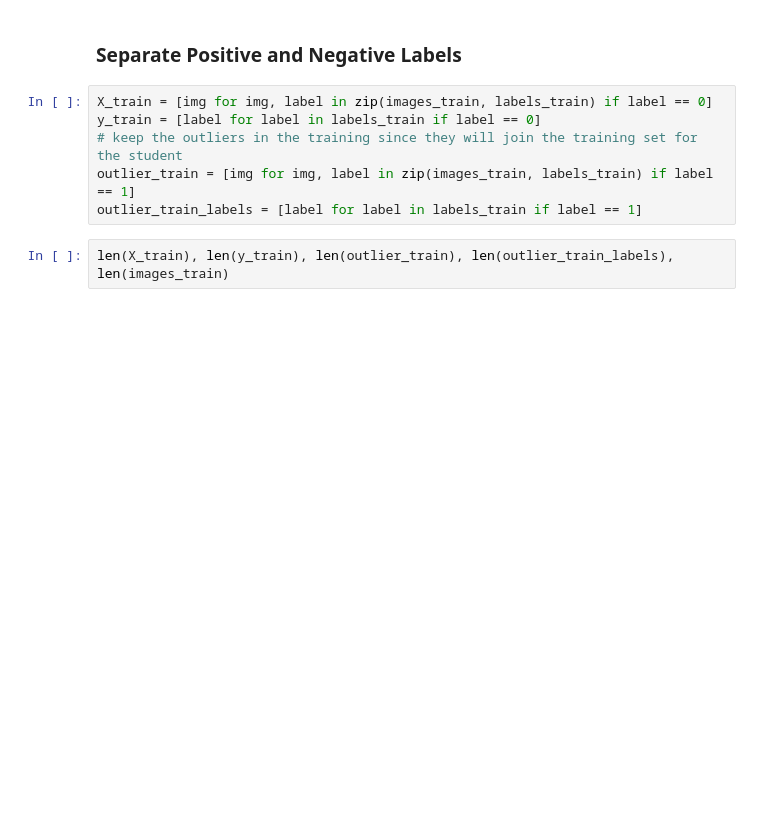
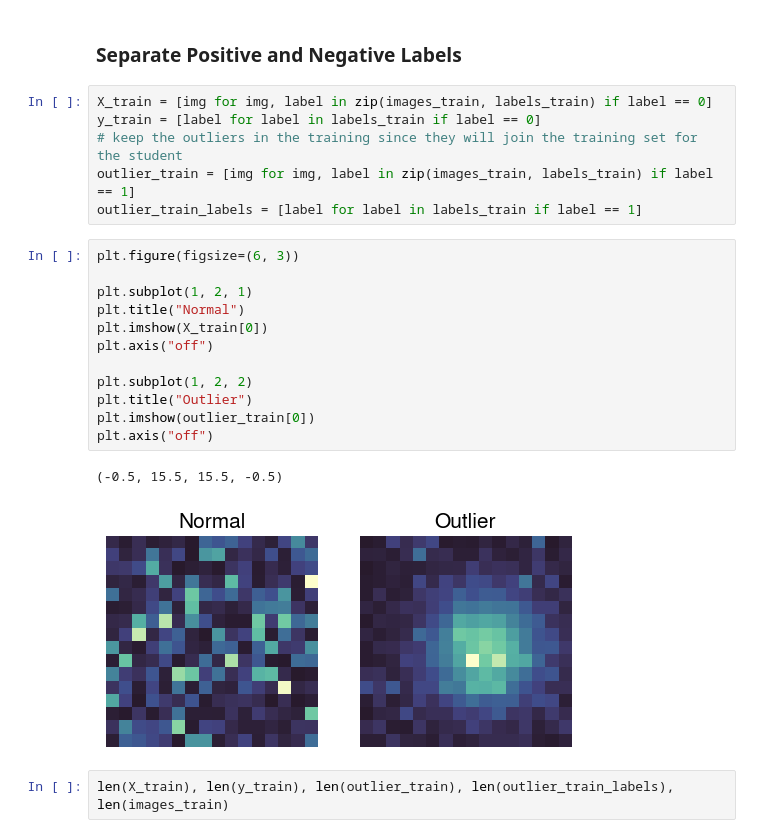
Before and after one commit to MatteoMorellini/CICADA-Google-Summer-of-Code, a Jupyter notebook: index.ipynb, the cells around one changed output. Saved outputs shown, nothing was run; the diff lists cells and outputs as text; blank space fills up the shorter version.

```diff
--- a/index.ipynb
+++ b/index.ipynb
@@ -121,6 +121,21 @@ y_train = [label for label in labels_train if label == 0]
 # keep the outliers in the training since they will join the training set for the student
 outlier_train = [img for img, label in zip(images_train, labels_train) if label == 1]
 outlier_train_labels = [label for label in labels_train if label == 1]
+# %%
+plt.figure(figsize=(6, 3))
+
+plt.subplot(1, 2, 1)
+plt.title("Normal")
+plt.imshow(X_train[0])
+plt.axis("off")
+
+plt.subplot(1, 2, 2)
+plt.title("Outlier")
+plt.imshow(outlier_train[0])
+plt.axis("off")
+# %% [output]
+(-0.5, 15.5, 15.5, -0.5)
+[figure, added]
 # %%
 len(X_train), len(y_train), len(outlier_train), len(outlier_train_labels), len(images_train)
 # %% [output]
```
Also changed, not shown: parts of 22 cells of this notebook.
